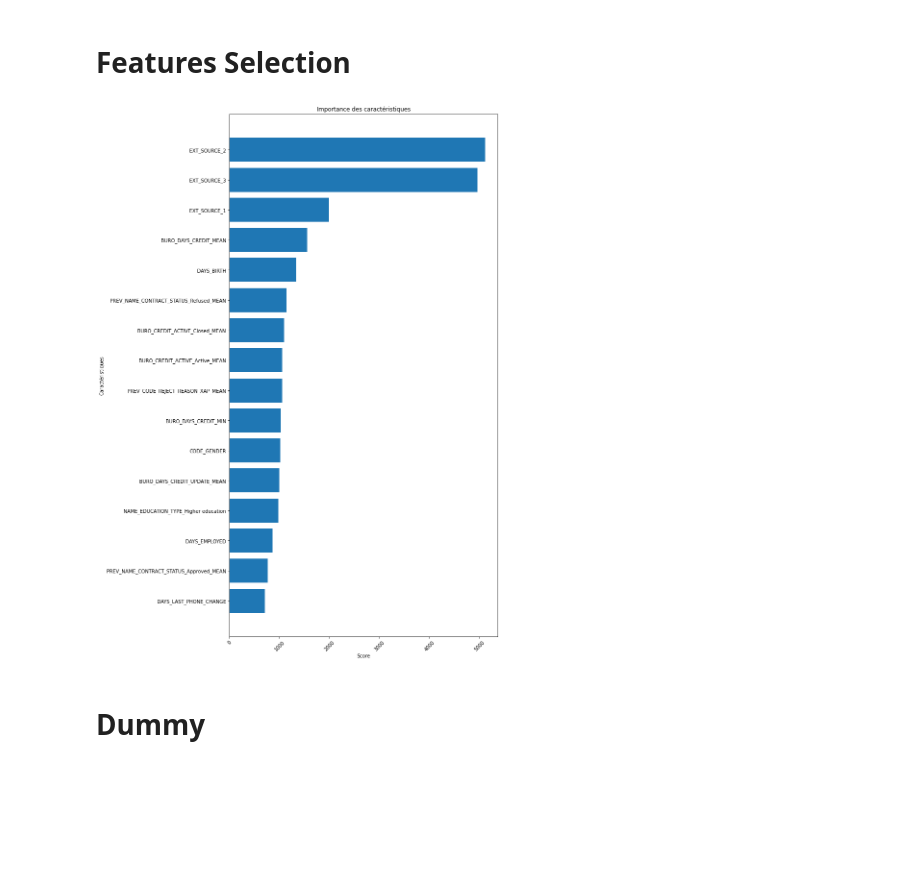
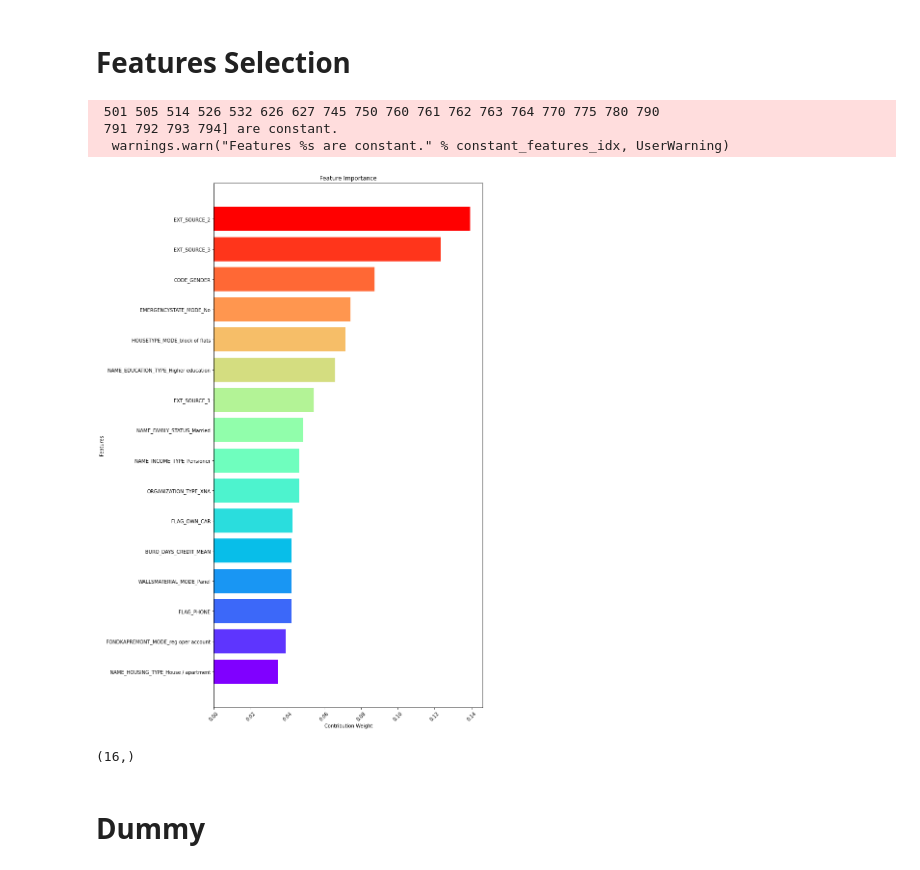
Before and after one commit to TomatoKetchoup/implement_scoring_loan, a Jupyter notebook: notebook/scoring_loan.ipynb, the cells around one changed output. Saved outputs shown, nothing was run; the diff lists cells and outputs as text; code cells hidden in the pictures; blank space fills up the shorter version.

```diff
--- a/notebook/scoring_loan.ipynb
+++ b/notebook/scoring_loan.ipynb
@@ -73,20 +79,16 @@ y=df['TARGET']
 # %%
-
-
-from imblearn.under_sampling import RandomUnderSampler
-from imblearn.pipeline import Pipeline
-# Séparation des données en données d'entraînement et de test
+# Split data to train and test sets
 X_train, X_test, y_train, y_test = train_test_split(X, y, test_size=0.2, random_state=39)
 
 # Équilibrage des données en utilisant SMOTE
-over = SMOTE(sampling_strategy=0.1)
+over = SMOTE(sampling_strategy=0.2)
 under = RandomUnderSampler(sampling_strategy=0.5)
 
 steps = [('o', over), ('u', under)]
-pipeline = Pipeline(steps=steps)
+sampling_pipeline = ImbPipeline(steps=steps)
 
 # transform the dataset
-X_train_resampled, y_train_resampled= pipeline.fit_resample(X_train, y_train)
+X_train_resampled, y_train_resampled= sampling_pipeline.fit_resample(X_train, y_train)
 # %%
 y_train_resampled.value_counts()/len(y_train_resampled)
 # %% [output]
@@ -103,32 +103,44 @@ X_test_new = selector.transform(X_test)
+# %%
+# Feature Selection using  Selector
+X_train_new = selector.fit_transform(X_train_resampled, y_train_resampled)
+X_test_new = selector.transform(X_test)
+# %% [output]
+ 501 505 514 526 532 626 627 745 750 760 761 762 763 764 770 775 780 790
+ 791 792 793 794] are constant.
+  warnings.warn("Features %s are constant." % constant_features_idx, UserWarning)
 # %%
-# Obtention des scores des caractéristiques
+# Getting feature scores
 scores = selector.scores_
 
-# Obtention des noms des caractéristiques
+# Getting feature names
 feature_names = X.columns.values
 
-# Obtention d'un tableau booléen indiquant les caractéristiques sélectionnées
+# Getting a boolean array indicating the selected features
 mask = selector.get_support()
 
-# Obtention des noms et des scores des caractéristiques sélectionnées
+# Getting names and scores of the selected features
 selected_feature_names = feature_names[mask]
 selected_scores = scores[mask]
 
-# Tri des noms et des scores par ordre décroissant de score
+# Sorting names and scores in descending order of contribution weight
 sorted_indices = np.argsort(selected_scores)
 sorted_feature_names = selected_feature_names[sorted_indices]
 sorted_scores = selected_scores[sorted_indices]
 
-# Création d'un barplot trié par ordre décroissant de score
-plt.figure(figsize=(10, 20))
-plt.barh(sorted_feature_names, sorted_scores)
-plt.xlabel('Score')
-plt.ylabel('Caractéristiques')
-plt.title('Importance des caractéristiques')
+# Calculating contribution weights for each feature
+weights = sorted_scores / np.sum(sorted_scores)
 
-# Inclinaison des noms de variables à un angle de 45 degrés
+# Creating a rainbow-colored bar plot sorted by descending contribution weight
+fig, ax = plt.subplots(figsize=(10, 20))
+colors = plt.cm.rainbow(np.linspace(0, 1, len(sorted_feature_names)))
+ax.barh(sorted_feature_names, weights, color=colors)
+ax.set_xlabel('Contribution Weight')
+ax.set_ylabel('Features')
+ax.set_title('Feature Importance')
+
+# Tilting variable names at a 45-degree angle
 plt.xticks(rotation=45)
 
 plt.show()
 # %% [output]
-[figure, old version]
+[figure, new version]
@@ -135,3 +150,7 @@ plt.show()
+# %%
+selected_feature_names.shape
+# %% [output]
+(16,)
 # %% [markdown]
 # Dummy
 # %% [markdown]
```
Also changed, not shown: parts of 52 cells of this notebook.
